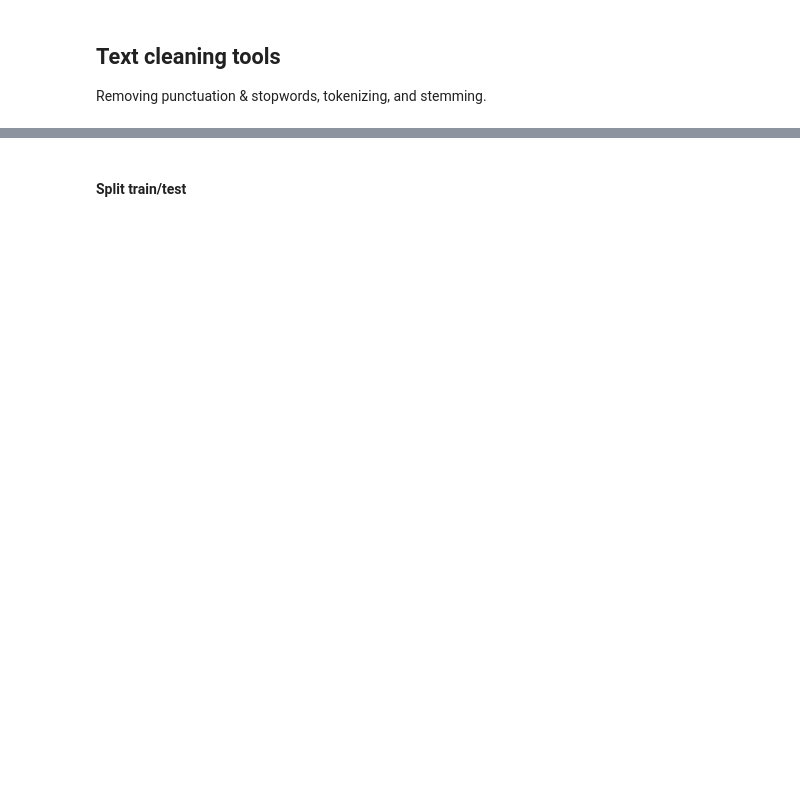
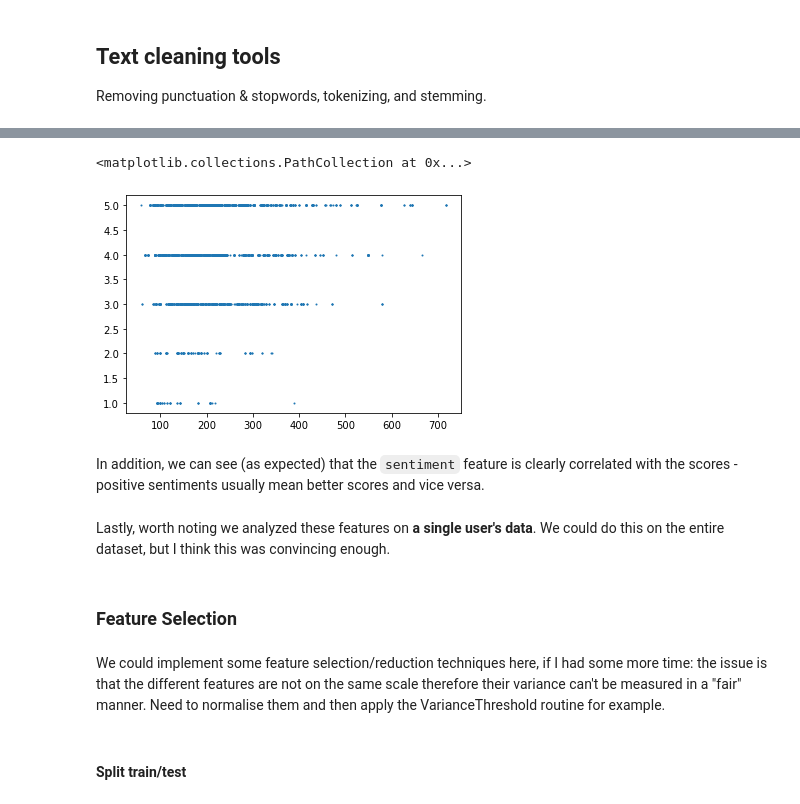
Before and after one commit to dantc12/NLP_Exercise, a Jupyter notebook: MovieReviewClassifier_FurtherResearch.ipynb, the cells around one changed output, grey strips where cells are left out. Cells and saved outputs as stored; diff of their text form; code cells hidden in the pictures; blank space fills up the shorter version.

````diff
--- a/MovieReviewClassifier_FurtherResearch.ipynb
+++ b/MovieReviewClassifier_FurtherResearch.ipynb
@@ -83,2 +141,15 @@ data
+# %%
+plt.scatter(data['word_count'], data['score'].apply(lambda x: int(float(x))), s=1.0)
+# %% [output]
+<matplotlib.collections.PathCollection at 0x...>
+[figure, added]
+# %% [markdown]
+In addition, we can see (as expected) that the ```sentiment``` feature is clearly correlated with the scores - positive sentiments usually mean better scores and vice versa.
+# %% [markdown]
+Lastly, worth noting we analyzed these features on **a single user's data**. We could do this on the entire dataset, but I think this was convincing enough.
+# %% [markdown]
+### Feature Selection
+# %% [markdown]
+We could implement some feature selection/reduction techniques here, if I had some more time: the issue is that the different features are not on the same scale therefore their variance can't be measured in a "fair" manner. Need to normalise them and then apply the VarianceThreshold routine for example.
 # %% [markdown]
 #### Split train/test
````
Also changed, not shown: parts of 19 cells of this notebook.
